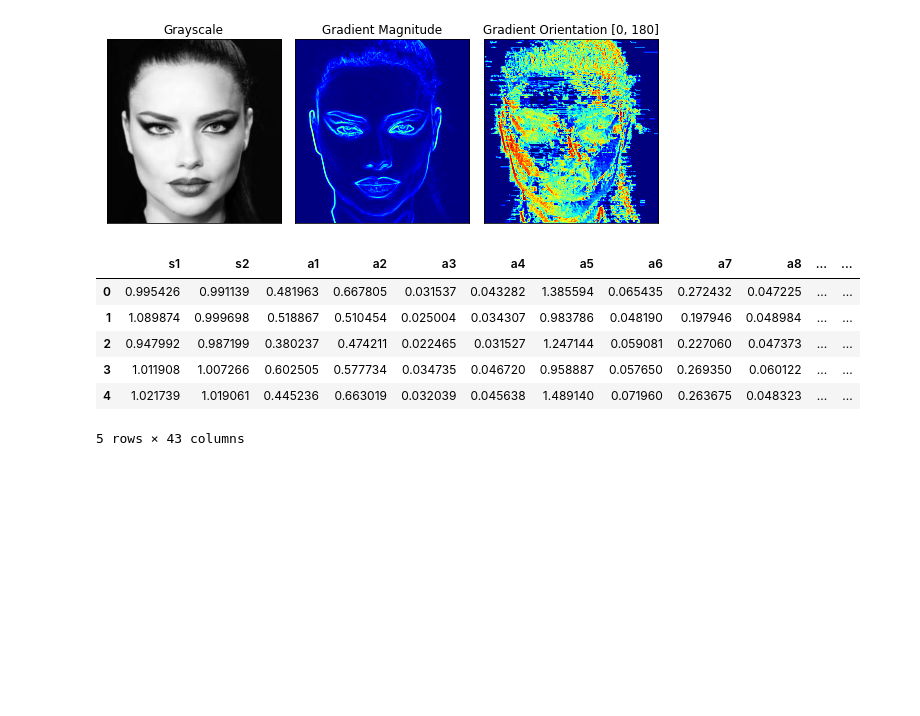
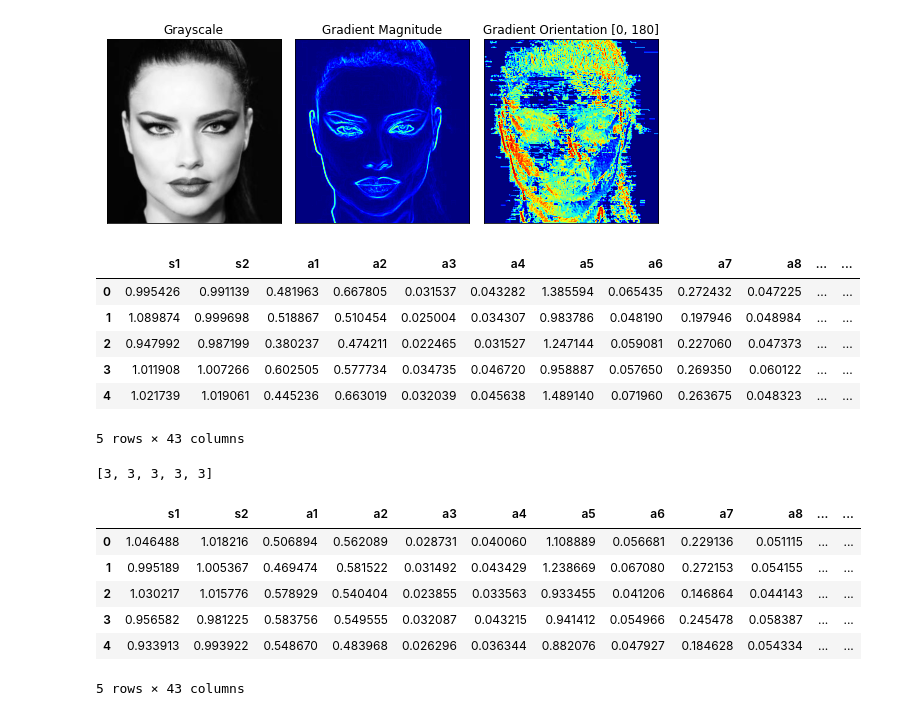
Before and after one commit to lewszykkonrad/landmarks, a Jupyter notebook: face_landmarks/testing.ipynb, the cells around one changed output. Saved outputs shown, nothing was run; the diff lists cells and outputs as text; code cells hidden in the pictures; blank space fills up the shorter version.

Commit message:
adding functionality to be able to back in case mistake is made in rating process

```diff
--- a/face_landmarks/testing.ipynb
+++ b/face_landmarks/testing.ipynb
@@ -236,7 +236,12 @@ rationaL_rating()
 # %%
 from math import *
 
+from sympy import epath
+
 def rationaL_rating():
+    global image_index
+    image_index = 0
+
     sequence = []
 
     sample = random.sample(os.listdir("../../faces/high_quality_dataset/hot"), 5)
@@ -247,20 +252,37 @@ def rationaL_rating():
     images = [Image.open(x) for x in sample]
     images = [x.resize((400,500)) for x in images]
 
+
     def change_picture_and_store_rating(event):
+        global image_index
+        image_index += 1
         if 1 <= eval(entry.get()) <= 5:
             res.configure(text = "Result: " + str(eval(entry.get())))
             sequence.append(eval(entry.get()))
-            if len(images) == 0:
+            if image_index == len(images):
                 window.destroy()
             else:
-                photo = ImageTk.PhotoImage(images.pop(0))
+                photo = ImageTk.PhotoImage(images[image_index])
                 picture_placeholder.configure(image=photo)
                 picture_placeholder.image = photo
 
+    def go_back():
+        if len(sequence) == 0:
+                    return
+
+        global image_index
+        image_index -= 1
+
+        sequence.pop()
+        photo = ImageTk.PhotoImage(images[image_index])
+        picture_placeholder.configure(image=photo)
+        picture_placeholder.image = photo
+
+
     window = tk.Tk()
     frame_a = tk.Frame()
-    frame_image = ImageTk.PhotoImage(images.pop(0))
+    frame_b = tk.Frame()
+    frame_image = ImageTk.PhotoImage(images[image_index])
 
     picture_placeholder = tk.Label(
         master = frame_a,
@@ -271,12 +293,23 @@ def rationaL_rating():
         )
     picture_placeholder.pack()
 
+    go_back_button = tk.Button(
+        master = frame_b,
+        command = lambda: [go_back()],
+        text = "Go back",
+        width=25,
+        height=5,
+        foreground="white",
+        background="black")
+    go_back_button.grid(row = 0, column=0)
+
     tk.Label(window, text="You are rating in rational numbers from 1 to 5 (you can input digits after the comma):").pack()
 
     entry = tk.Entry(window)
     entry.bind("<Return>", change_picture_and_store_rating)
 
     frame_a.pack()
+    frame_b.pack()
     entry.pack()
     res = tk.Label(window)
     res.pack()
@@ -299,5 +332,16 @@ def rationaL_rating():
     final_dataset['image_name'] = image_names
     final_dataset['rating'] = sequence
 
-
+    print(sequence)
     return(final_dataset)
+# %%
+rationaL_rating()
+# %% [output]
+[3, 3, 3, 3, 3]
+|  | s1 | s2 | a1 | a2 | a3 | a4 | a5 | a6 | a7 | a8 | ... | ... |
+| 0 | 1.046488 | 1.018216 | 0.506894 | 0.562089 | 0.028731 | 0.040060 | 1.108889 | 0.056681 | 0.229136 | 0.051115 | ... | ... |
+| 1 | 0.995189 | 1.005367 | 0.469474 | 0.581522 | 0.031492 | 0.043429 | 1.238669 | 0.067080 | 0.272153 | 0.054155 | ... | ... |
+| 2 | 1.030217 | 1.015776 | 0.578929 | 0.540404 | 0.023855 | 0.033563 | 0.933455 | 0.041206 | 0.146864 | 0.044143 | ... | ... |
+| 3 | 0.956582 | 0.981225 | 0.583756 | 0.549555 | 0.032087 | 0.043215 | 0.941412 | 0.054966 | 0.245478 | 0.058387 | ... | ... |
+| 4 | 0.933913 | 0.993922 | 0.548670 | 0.483968 | 0.026296 | 0.036344 | 0.882076 | 0.047927 | 0.184628 | 0.054334 | ... | ... |
+5 rows × 43 columns
```
Also changed, not shown: parts of 2 cells of this notebook.
